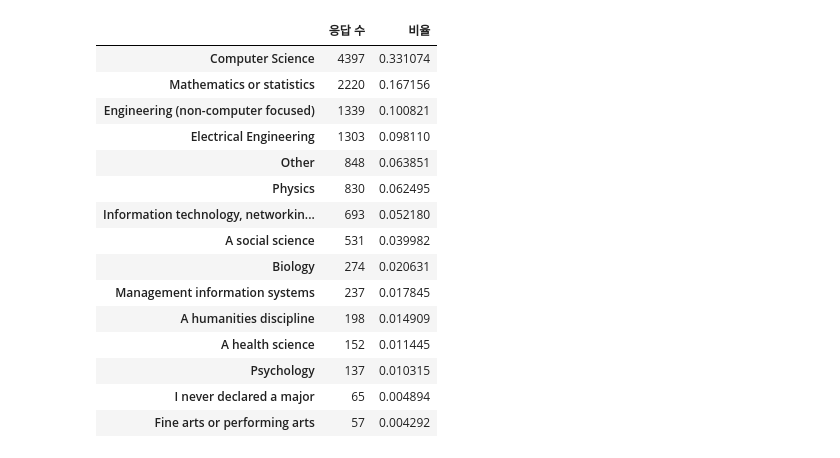
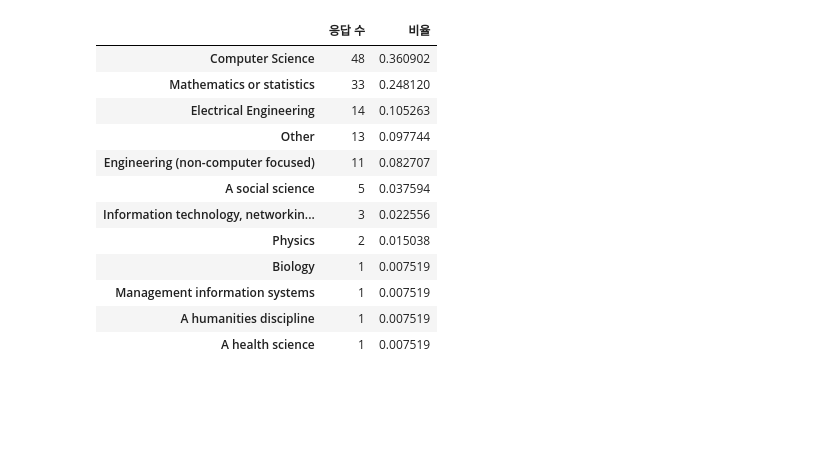
Before and after one commit to jdrae/data-visualization-practice, a Jupyter notebook: Kaggle survey 2018.ipynb, the cells around one changed output. Cells and saved outputs as stored; diff of their text form; code cells hidden in the pictures; blank space fills up the shorter version.

```diff
--- a/Kaggle survey 2018.ipynb
+++ b/Kaggle survey 2018.ipynb
@@ -41,5 +14,4 @@ question.head()
 # %%
-mcq = pd.read_csv('data/multipleChoiceResponses.csv', encoding="ISO-8859-1", low_memory=False)
-mcq.shape
-mcq.columns
+answer = pd.read_csv('data/multipleChoiceResponses.csv', encoding="ISO-8859-1", low_memory=False)
+answer.shape
 # %% [output]
@@ -159,0 +43,5 @@ sns.countplot(y='FormalEducation', data=mcq)
+# %%
+korea = answer.loc[(answer['Country']=='South Korea')]
+print('The number of interviewees in Korea: '+str(korea.shape[0]))
+sns.distplot(korea['Age'].dropna())
+plt.show()
@@ -160,26 +51,23 @@ sns.countplot(y='FormalEducation', data=mcq)
 # %%
-mcq_major_count = pd.DataFrame(
-    mcq['MajorSelect'].value_counts())
-mcq_major_percent = pd.DataFrame(
-    mcq['MajorSelect'].value_counts(normalize=True))
-mcq_major_df = mcq_major_count.merge(
-    mcq_major_percent, left_index = True, right_index = True)
-mcq_major_df.columns = ['응답 수','비율']
-mcq_major_df
+major_count = pd.DataFrame(
+    korea['MajorSelect'].value_counts())
+major_percent = pd.DataFrame(
+    korea['MajorSelect'].value_counts(normalize=True))
+major_df = major_count.merge(
+            major_percent, left_index = True, right_index = True)
+major_df.columns = ['응답 수','비율']
+major_df
 # %% [output]
 |  | 응답 수 | 비율 |
-| Computer Science | 4397 | 0.331074 |
-| Mathematics or statistics | 2220 | 0.167156 |
-| Engineering (non-computer focused) | 1339 | 0.100821 |
-| Electrical Engineering | 1303 | 0.098110 |
-| Other | 848 | 0.063851 |
-| Physics | 830 | 0.062495 |
-| Information technology, networkin... | 693 | 0.052180 |
-| A social science | 531 | 0.039982 |
-| Biology | 274 | 0.020631 |
-| Management information systems | 237 | 0.017845 |
-| A humanities discipline | 198 | 0.014909 |
-| A health science | 152 | 0.011445 |
-| Psychology | 137 | 0.010315 |
-| I never declared a major | 65 | 0.004894 |
-| Fine arts or performing arts | 57 | 0.004292 |
+| Computer Science | 48 | 0.360902 |
+| Mathematics or statistics | 33 | 0.248120 |
+| Electrical Engineering | 14 | 0.105263 |
+| Other | 13 | 0.097744 |
+| Engineering (non-computer focused) | 11 | 0.082707 |
+| A social science | 5 | 0.037594 |
+| Information technology, networkin... | 3 | 0.022556 |
+| Physics | 2 | 0.015038 |
+| Biology | 1 | 0.007519 |
+| Management information systems | 1 | 0.007519 |
+| A humanities discipline | 1 | 0.007519 |
+| A health science | 1 | 0.007519 |
```
Also changed, not shown: parts of 26 cells of this notebook.
